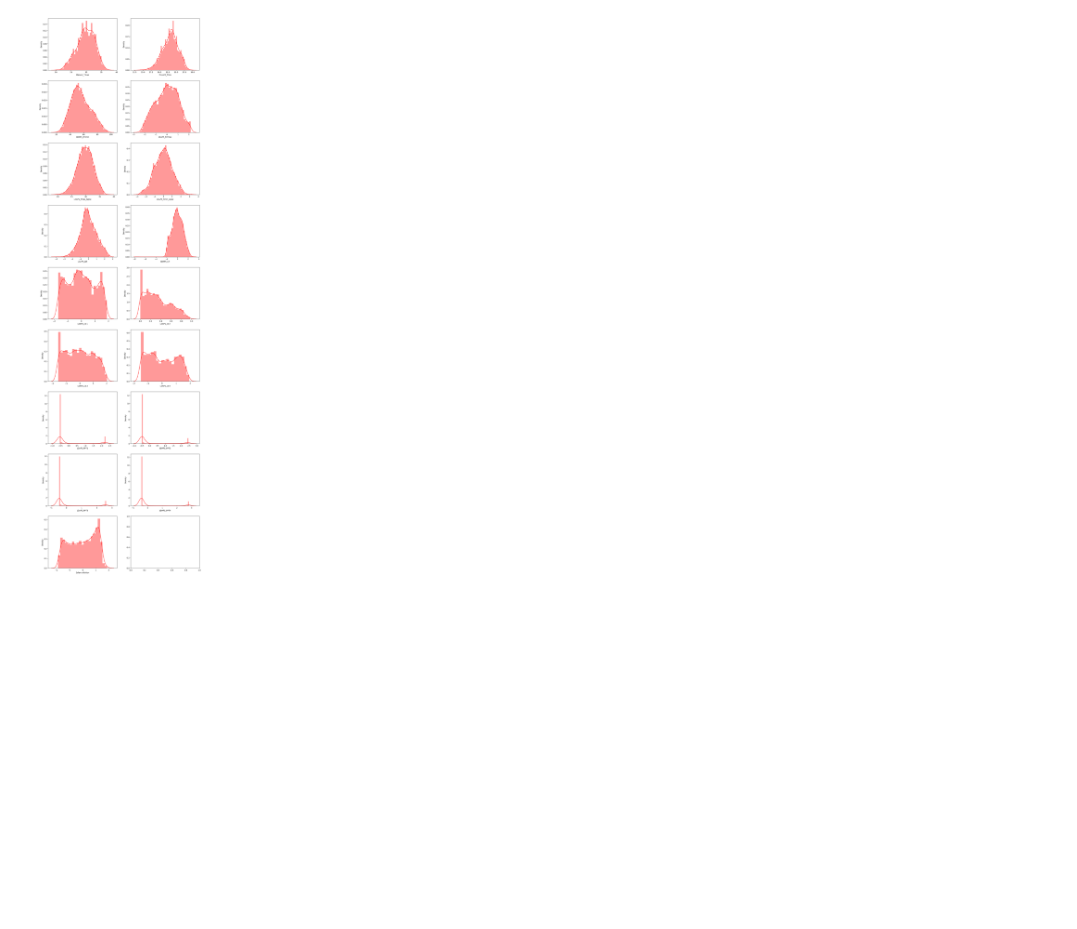
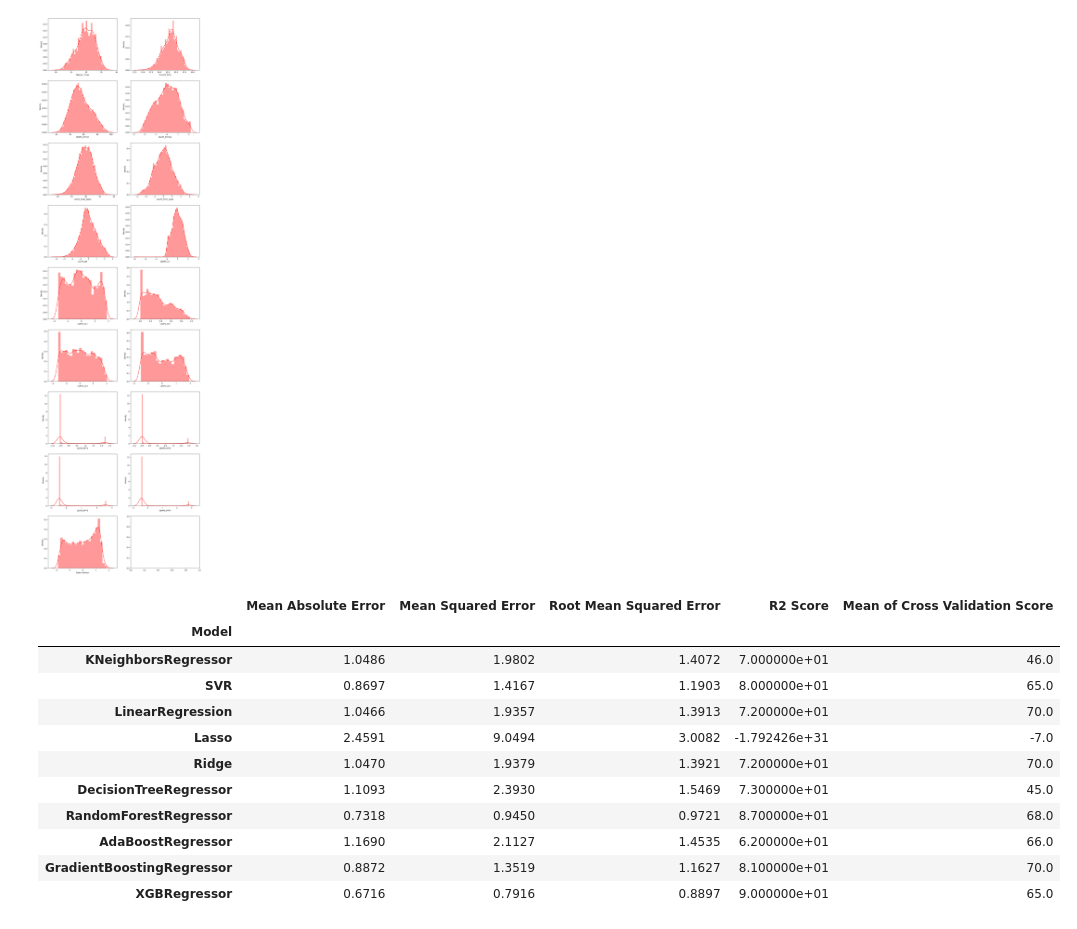
Before and after one commit to jaydip1235/Temperature-Forecast, a Jupyter notebook: temp-forecast.ipynb, the cells around one changed output. Saved outputs shown, nothing was run; the diff lists cells and outputs as text; code cells hidden in the pictures; blank space fills up the shorter version.

```diff
--- a/temp-forecast.ipynb
+++ b/temp-forecast.ipynb
@@ -335,0 +362,56 @@ x=pd.DataFrame(xd,columns=x.columns)
+# %%
+#Creating list of models and another list mapped to their names
+models=[KNeighborsRegressor(),SVR(),LinearRegression(),Lasso(),Ridge(),DecisionTreeRegressor(),
+       RandomForestRegressor(),AdaBoostRegressor(),GradientBoostingRegressor(),XGBRegressor()]
+
+names=['KNeighborsRegressor','SVR','LinearRegression','Lasso','Ridge','DecisionTreeRegressor',
+       'RandomForestRegressor','AdaBoostRegressor','GradientBoostingRegressor','XGBRegressor']
+# %%
+def createmodels(model_list,x,y,n):
+    name=[]
+    meanabs=[]
+    meansqd=[]
+    rootmeansqd=[]
+    r2=[]
+    mcv=[]
+
+    xtrain,xtest,ytrain,ytest=train_test_split(x,y,test_size=0.25,random_state=randomstate(x,y))
+    #Creating models
+    for i,model in enumerate(model_list):
+        model.fit(xtrain,ytrain)
+        p=model.predict(xtest)
+        score=cross_val_score(model,x,y,cv=5)
+
+        #Calculating scores of the model and appending them to a list
+        name.append(n[i])
+        meanabs.append(np.round(mean_absolute_error(p,ytest),4))
+        meansqd.append(np.round(mean_squared_error(p,ytest),4))
+        rootmeansqd.append(np.round(np.sqrt(mean_squared_error(p,ytest)),4))
+        r2.append(np.round(r2_score(p,ytest),2)*100)
+        mcv.append(np.round(np.mean(score),2)*100)
+
+    #Creating Dataframe
+    data=pd.DataFrame()
+    data['Model']=name
+    data['Mean Absolute Error']=meanabs
+    data['Mean Squared Error']=meansqd
+    data['Root Mean Squared Error']=rootmeansqd
+    data['R2 Score']=r2
+    data['Mean of Cross Validation Score']=mcv
+    data.set_index('Model',inplace = True)
+    return data
+# %%
+createmodels(models,x,ymax,names)
+# %% [output]
+|  | Mean Absolute Error | Mean Squared Error | Root Mean Squared Error | R2 Score | Mean of Cross Validation Score |
+| Model |  |  |  |  |  |
+| KNeighborsRegressor | 1.0486 | 1.9802 | 1.4072 | 7.000000e+01 | 46.0 |
+| SVR | 0.8697 | 1.4167 | 1.1903 | 8.000000e+01 | 65.0 |
+| LinearRegression | 1.0466 | 1.9357 | 1.3913 | 7.200000e+01 | 70.0 |
+| Lasso | 2.4591 | 9.0494 | 3.0082 | -1.792426e+31 | -7.0 |
+| Ridge | 1.0470 | 1.9379 | 1.3921 | 7.200000e+01 | 70.0 |
+| DecisionTreeRegressor | 1.1093 | 2.3930 | 1.5469 | 7.300000e+01 | 45.0 |
+| RandomForestRegressor | 0.7318 | 0.9450 | 0.9721 | 8.700000e+01 | 68.0 |
+| AdaBoostRegressor | 1.1690 | 2.1127 | 1.4535 | 6.200000e+01 | 66.0 |
+| GradientBoostingRegressor | 0.8872 | 1.3519 | 1.1627 | 8.100000e+01 | 70.0 |
+| XGBRegressor | 0.6716 | 0.7916 | 0.8897 | 9.000000e+01 | 65.0 |
```
Also changed, not shown: parts of 46 cells of this notebook.
